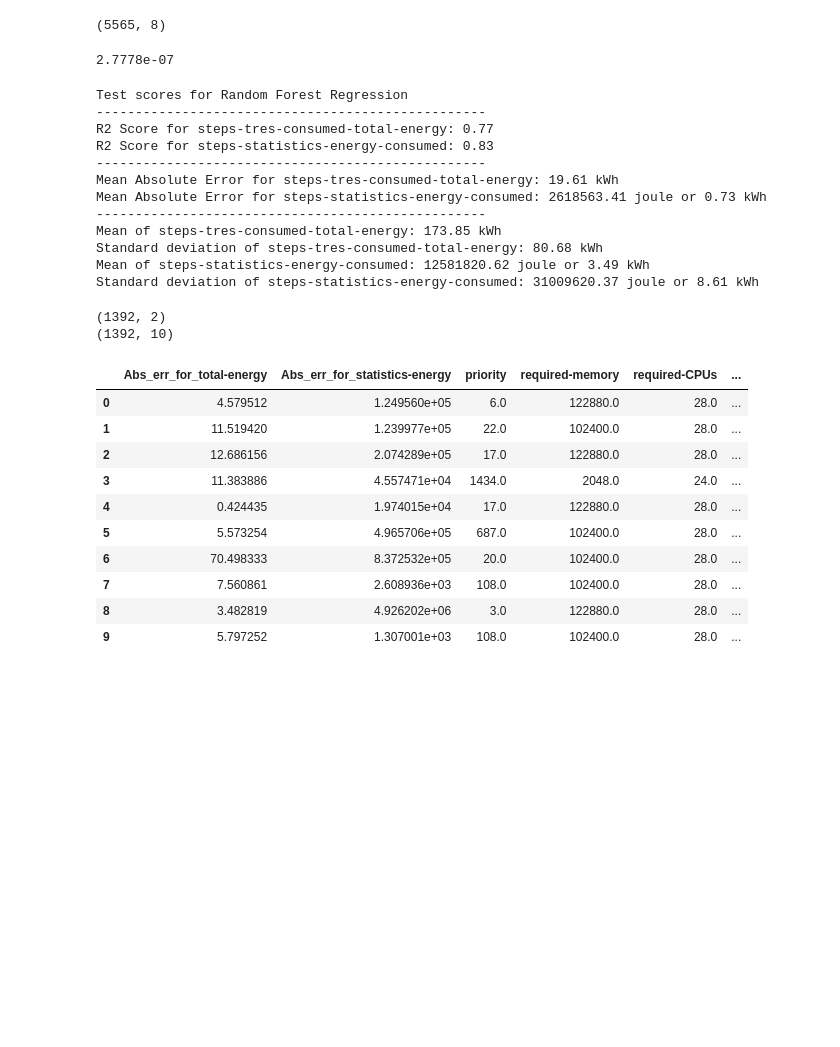
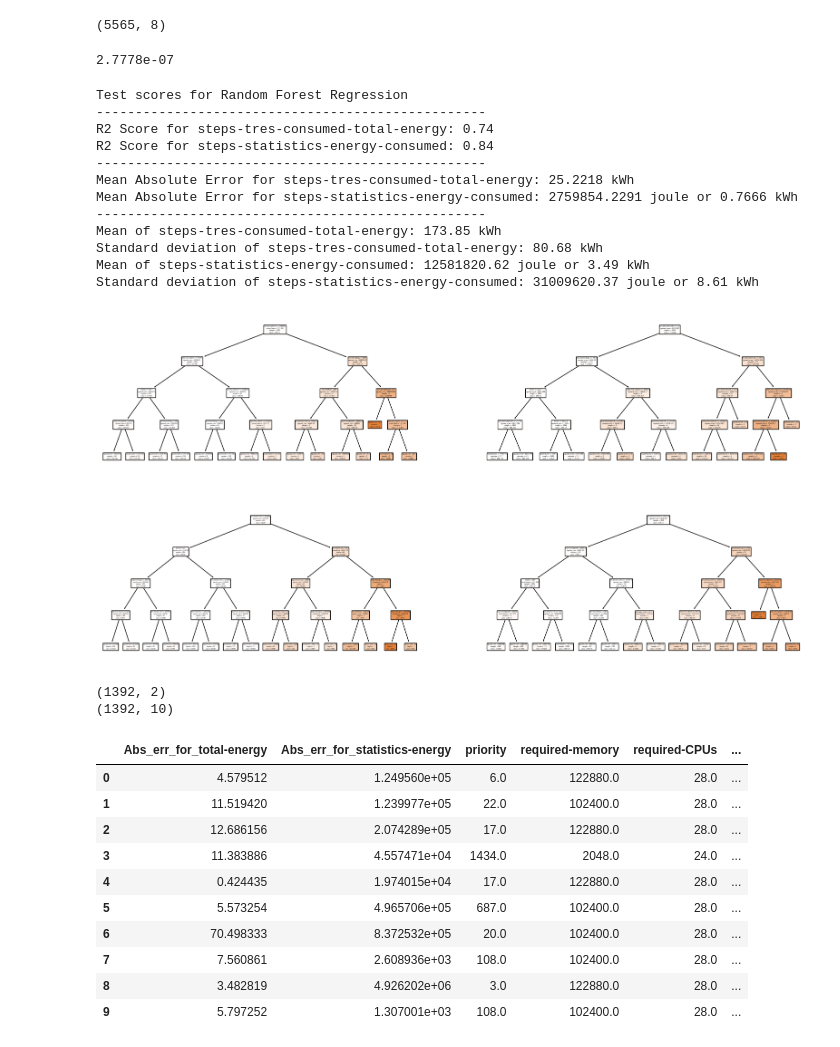
Before and after one commit to admire-eurohpc/AnomalyDetection, a Jupyter notebook: notebooks/energy_regression.ipynb, the cells around one changed output. Cells and saved outputs as stored; diff of their text form; code cells hidden in the pictures; blank space fills up the shorter version.

Commit message:
Added 3d visualizations and randomforest estimators exporter to png

```diff
--- a/notebooks/energy_regression.ipynb
+++ b/notebooks/energy_regression.ipynb
@@ -1,9 +1,12 @@
 # %%
 import pandas as pd
+import matplotlib.pyplot as plt
 # Import linear regression model from sklearn
 from sklearn.linear_model import LinearRegression
 # Import random forest model from sklearn
 from sklearn.ensemble import RandomForestRegressor
+# Import decision tree model from sklearn
+from sklearn.tree import DecisionTreeRegressor, plot_tree
 # Import train_test_split from sklearn
 from sklearn.model_selection import train_test_split
 # Standard scaler
@@ -34,17 +37,17 @@ y_cols = [
 
 X, Y = df[x_cols], df[y_cols]
 
+X_train, X_test, y_train, y_test = train_test_split(X, Y, test_size=0.2, random_state=42)
+# Reset index
+X_train, X_test, y_train, y_test = X_train.reset_index(drop=True), X_test.reset_index(drop=True), y_train.reset_index(drop=True), y_test.reset_index(drop=True)
+
 # Fit standard scaler to X
 scaler = StandardScaler()
-scaler.fit(df[x_cols])
+scaler.fit(X_train)
 
 normalizer = Normalizer()
 normalizer.fit(X_train)
 
-
-X_train, X_test, y_train, y_test = train_test_split(X, Y, test_size=0.2, random_state=42)
-# Reset index
-X_train, X_test, y_train, y_test = X_train.reset_index(drop=True), X_test.reset_index(drop=True), y_train.reset_index(drop=True), y_test.reset_index(drop=True)
 X_train.shape
 # %% [output]
 (5565, 8)
@@ -65,10 +68,10 @@ X_train.shape
 # %% [output]
 2.7778e-07
 # %%
-# Create random forest model
+# # Create random forest model
 hyperparams = {
-    'n_estimators': 5,
-    'max_depth': 10,
+    'n_estimators': 4,
+    'max_depth': 4,
     'random_state': 42,
 }
 
@@ -78,45 +81,53 @@ model1 = RandomForestRegressor(**hyperparams)
 # Fit
 model = model.fit(X_train, y_train[y_cols[0]])
 model1 = model1.fit(X_train, y_train[y_cols[1]])
+
+# Plot Random Forest
+fig, ax = plt.subplots(2,2, figsize=(20, 10))
+ax = ax.flatten()
+for i, tree in enumerate(model.estimators_):
+    plot_tree(tree, filled=True, feature_names=X_test.columns, class_names=y_cols[0], ax=ax[i])
+plt.savefig('images/random_forest.png', dpi=300)
 
 # Print test score
 print('Test scores for Random Forest Regression')
 print('-' * 50)
 print(f'R2 Score for {y_cols[0]}: {model.score(X_test, y_test[y_cols[0]]):.2f}')
 print(f'R2 Score for {y_cols[1]}: {model1.score(X_test, y_test[y_cols[1]]):.2f}')
 
 # Calculate the absolute errors
 ab_total = abs(model.predict(X_test) - y_test[y_cols[0]])
 ab_statistic = abs(model1.predict(X_test) - y_test[y_cols[1]])
 
 # Calculate the mean squared error
 mse_total = (ab_total**2).mean()
 mse_statistic = (ab_statistic**2).mean()
 
 # Print out the mean absolute error (mae)
 print('-' * 50)
-print(f'Mean Absolute Error for {y_cols[0]}: {ab_total.mean():.2f} kWh')
-print(f'Mean Absolute Error for {y_cols[1]}: {ab_statistic.mean():.2f} joule or {ab_statistic.mean() * (2.7778 * (10**-7)):.2f} kWh')
+print(f'Mean Absolute Error for {y_cols[0]}: {ab_total.mean():.4f} kWh')
+print(f'Mean Absolute Error for {y_cols[1]}: {ab_statistic.mean():.4f} joule or {ab_statistic.mean() * (2.7778 * (10**-7)):.4f} kWh')
 
 # Keep in mind the standard deviation of the target variable
 print('-' * 50)
 print(f'Mean of {y_cols[0]}: {y_test[y_cols[0]].mean():.2f} kWh')
 print(f'Standard deviation of {y_cols[0]}: {y_test[y_cols[0]].std():.2f} kWh')
 print(f'Mean of {y_cols[1]}: {y_test[y_cols[1]].mean():.2f} joule or {y_test[y_cols[1]].mean() * (2.7778 * (10**-7)):.2f} kWh')
 print(f'Standard deviation of {y_cols[1]}: {y_test[y_cols[1]].std():.2f} joule or {y_test[y_cols[1]].std() * (2.7778 * (10**-7)):.2f} kWh')
 # %% [output]
 Test scores for Random Forest Regression
 --------------------------------------------------
-R2 Score for steps-tres-consumed-total-energy: 0.77
-R2 Score for steps-statistics-energy-consumed: 0.83
+R2 Score for steps-tres-consumed-total-energy: 0.74
+R2 Score for steps-statistics-energy-consumed: 0.84
 --------------------------------------------------
-Mean Absolute Error for steps-tres-consumed-total-energy: 19.61 kWh
-Mean Absolute Error for steps-statistics-energy-consumed: 2618563.41 joule or 0.73 kWh
+Mean Absolute Error for steps-tres-consumed-total-energy: 25.2218 kWh
+Mean Absolute Error for steps-statistics-energy-consumed: 2759854.2291 joule or 0.7666 kWh
 --------------------------------------------------
 Mean of steps-tres-consumed-total-energy: 173.85 kWh
 Standard deviation of steps-tres-consumed-total-energy: 80.68 kWh
 Mean of steps-statistics-energy-consumed: 12581820.62 joule or 3.49 kWh
 Standard deviation of steps-statistics-energy-consumed: 31009620.37 joule or 8.61 kWh
+[figure, added]
 # %%
 # Create a dataframe with the absolute errors
 ab = pd.DataFrame({'Abs_err_for_total-energy': ab_total, 'Abs_err_for_statistics-energy': ab_statistic})
```
Also changed, not shown: parts of 5 cells of this notebook, 1 other file.
